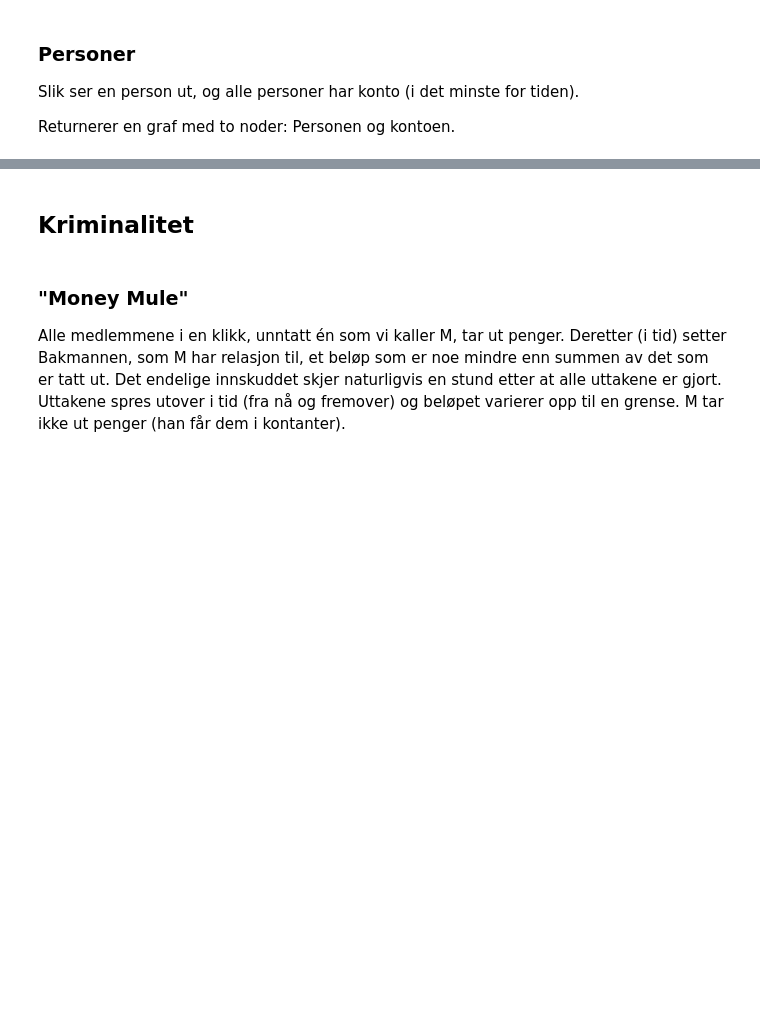
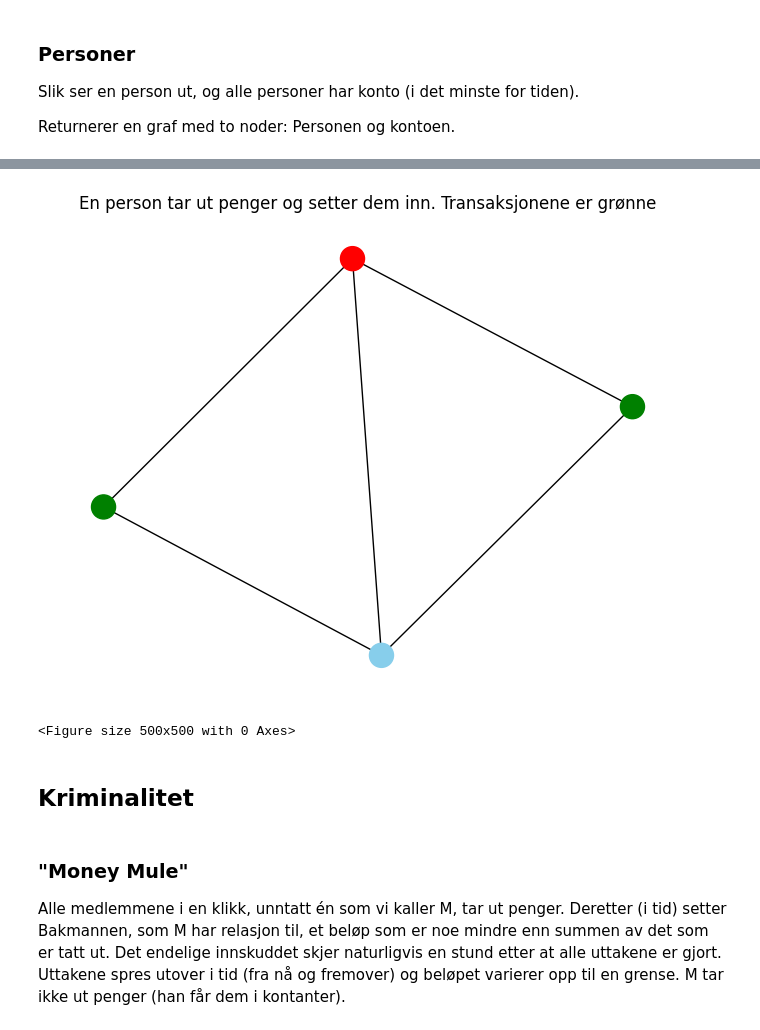
Before and after one commit to Tage-Politi/grafdag-2026, a Jupyter notebook: økonomisk.ipynb, the cells around one changed output, grey strips where cells are left out. Saved outputs shown, nothing was run; the diff lists cells and outputs as text; code cells hidden in the pictures; blank space fills up the shorter version.

```diff
--- a/økonomisk.ipynb
+++ b/økonomisk.ipynb
@@ -242,6 +305,20 @@ def person_innskudd(G, person, beløp, tidspunkt):
 
     return transId
 #
+# %%
+# En person tar ut, og så setter inn penger
+
+P1, Pid1, kto = lag_person_konto()
+G = nx.MultiGraph()
+G = nx.compose(G, P1)
+nå = datetime.now()
+
+trans = person_uttak(G, Pid1, 100, nå)
+trans = person_innskudd(G, Pid1, 100, nå)
+tegne_graf(G, "En person tar ut penger og setter dem inn. Transaksjonene er grønne")
+# %% [output]
+[figure, added]
+<Figure size 500x500 with 0 Axes>
 # %% [markdown]
 ## Kriminalitet
 # %% [markdown]
```
Also changed, not shown: parts of 9 cells of this notebook.
